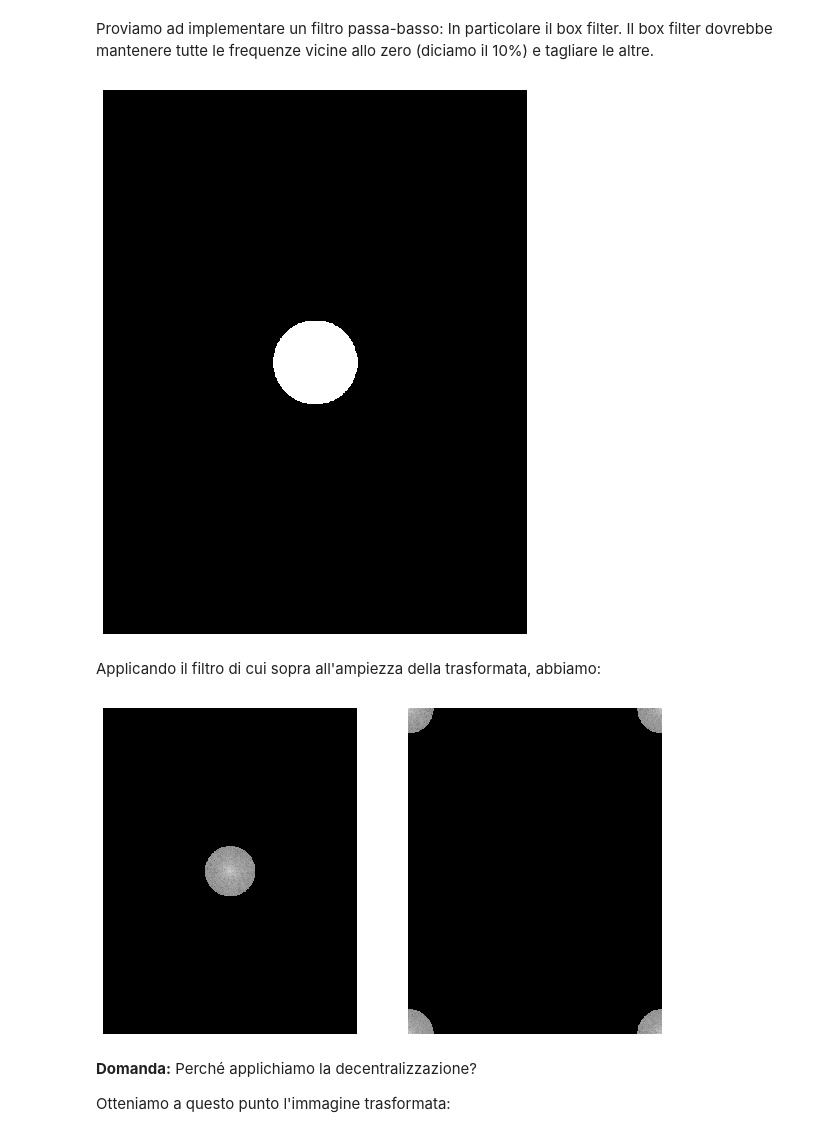
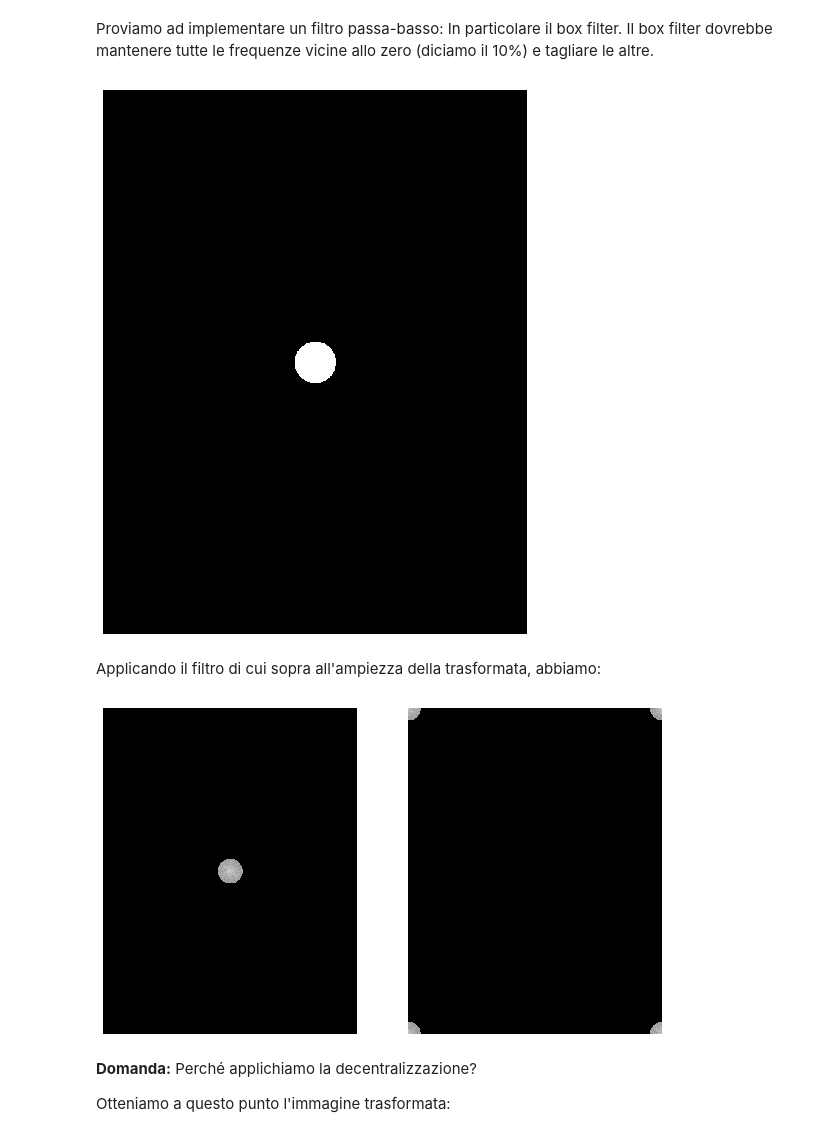
Before and after one commit to gmanco/cv_notebooks, a Jupyter notebook: 4.Fourier_transform.ipynb, the cells around one changed output. Cells and saved outputs as stored; diff of their text form; code cells hidden in the pictures.

```diff
--- a/4.Fourier_transform.ipynb
+++ b/4.Fourier_transform.ipynb
@@ -41,33 +44,33 @@ plt.show()
 # %% [markdown]
 Proviamo ad implementare un filtro passa-basso: In particolare il box filter. Il box filter dovrebbe mantenere tutte le frequenze vicine allo zero (diciamo il 10%) e tagliare le altre.
 # %%
-keep_fraction = 0.1
+keep_fraction = 0.05
 
 im_fft2 = im_fft.copy()
 
 r, c = im_fft2.shape
 
 def distance(point1,point2):
     return np.sqrt((point1[0]-point2[0])**2 + (point1[1]-point2[1])**2)
 
 def BoxFilterLP(fraction,imgShape):
     D0 = int(min(fraction*imgShape[:2]))
     base = np.zeros(imgShape[:2])
     rows, cols = imgShape[:2]
     center = (rows/2,cols/2)
     for x in range(cols):
         for y in range(rows):
             if distance((y,x),center) < D0:
                 base[y,x] = 255
     return base
 
 filter = BoxFilterLP(keep_fraction,np.array([r,c]))
 
 img_show(filter,cmap=cm.gray)
 
 #filter
 # %% [output]
-[figure, old version]
+[figure, new version]
 # %% [markdown]
 Applicando il filtro di cui sopra all'ampiezza della trasformata, abbiamo:
 # %%
@@ -88,7 +91,7 @@ plt.axis('off')
 
 plt.show()
 # %% [output]
-[figure, old version]
+[figure, new version]
 # %% [markdown]
 **Domanda:** Perché applichiamo la decentralizzazione?
 
```
Also changed, not shown: parts of 8 cells of this notebook.
